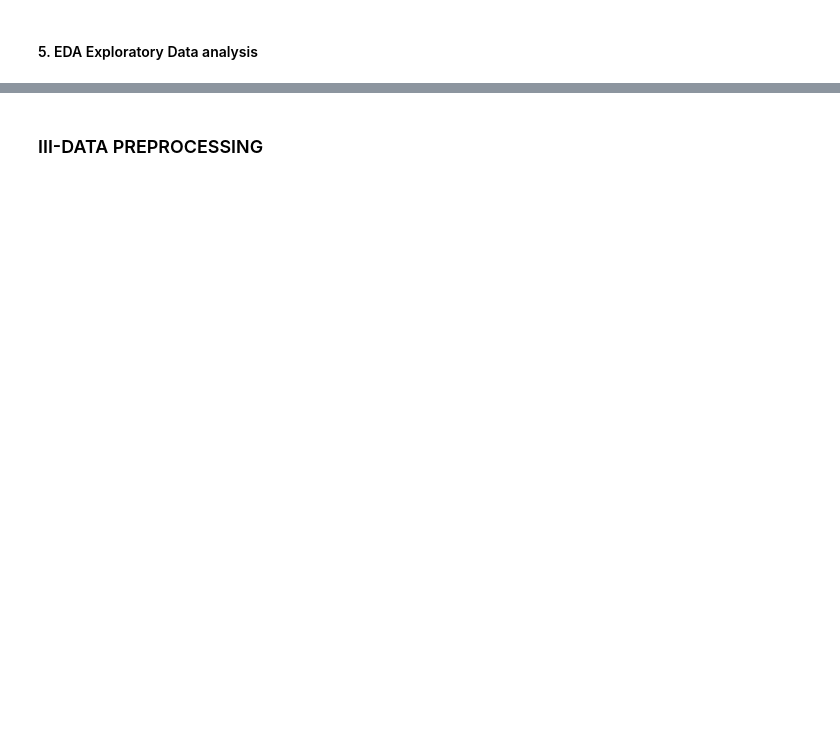
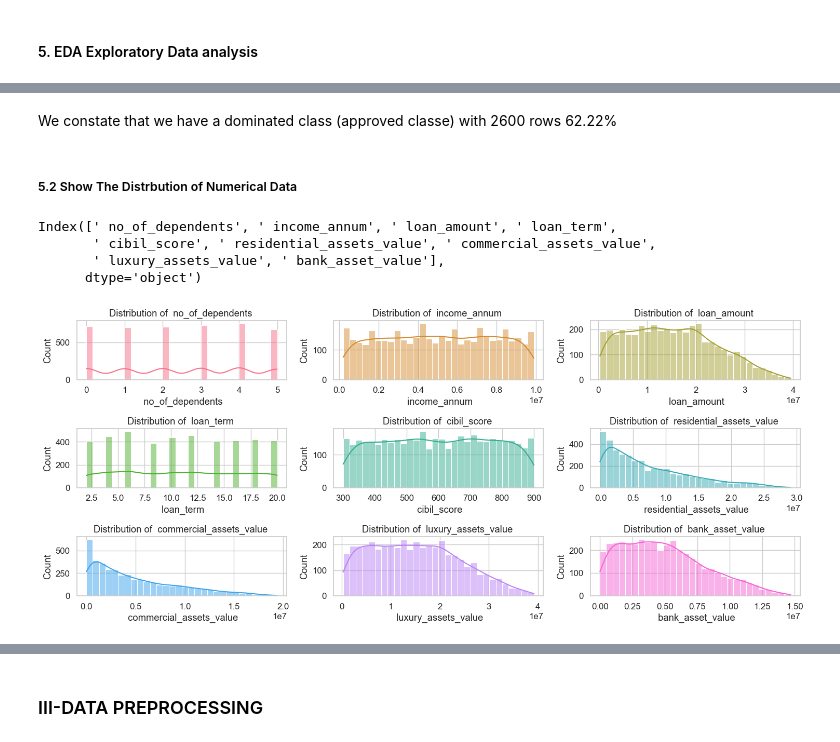
Before and after one commit to zouharidyaeerrahmane/Loan_Approval_Model, a Jupyter notebook: Data_approach/Model-Implimentation.ipynb, the cells around one changed output, grey strips where cells are left out. Drawn from its saved outputs; the diff is of its cells as text; code cells hidden in the pictures; blank space fills up the shorter version.

```diff
--- a/Data_approach/Model-Implimentation.ipynb
+++ b/Data_approach/Model-Implimentation.ipynb
@@ -268,0 +356,27 @@ i have included this section in the Data understanding for mieux visualize the d
+# %% [markdown]
+We constate that we have a dominated class (approved classe) with 2600 rows 62.22%
+# %% [markdown]
+<h5> 5.2 Show The Distrbution of Numerical Data </h5>
+# %%
+# Select numerical columns
+numerical = Df.select_dtypes(include=['int64', 'float64']).columns
+print(numerical)
+#show Distribution for all numerical columns
+palette =sns.color_palette("husl",len(numerical))
+
+plt.figure(figsize=(15,8))
+
+#for loop
+for i,col in enumerate(numerical,1):
+    plt.subplot(4,3,i)
+    sns.histplot(Df[col],kde=True ,color=palette[i-1], bins=30)
+    plt.title(f'Distribution of {col} ')
+
+plt.tight_layout()
+plt.show()
+# %% [output]
+Index([' no_of_dependents', ' income_annum', ' loan_amount', ' loan_term',
+       ' cibil_score', ' residential_assets_value', ' commercial_assets_value',
+       ' luxury_assets_value', ' bank_asset_value'],
+      dtype='object')
+[figure, added]
```
Also changed, not shown: parts of 34 cells of this notebook.
